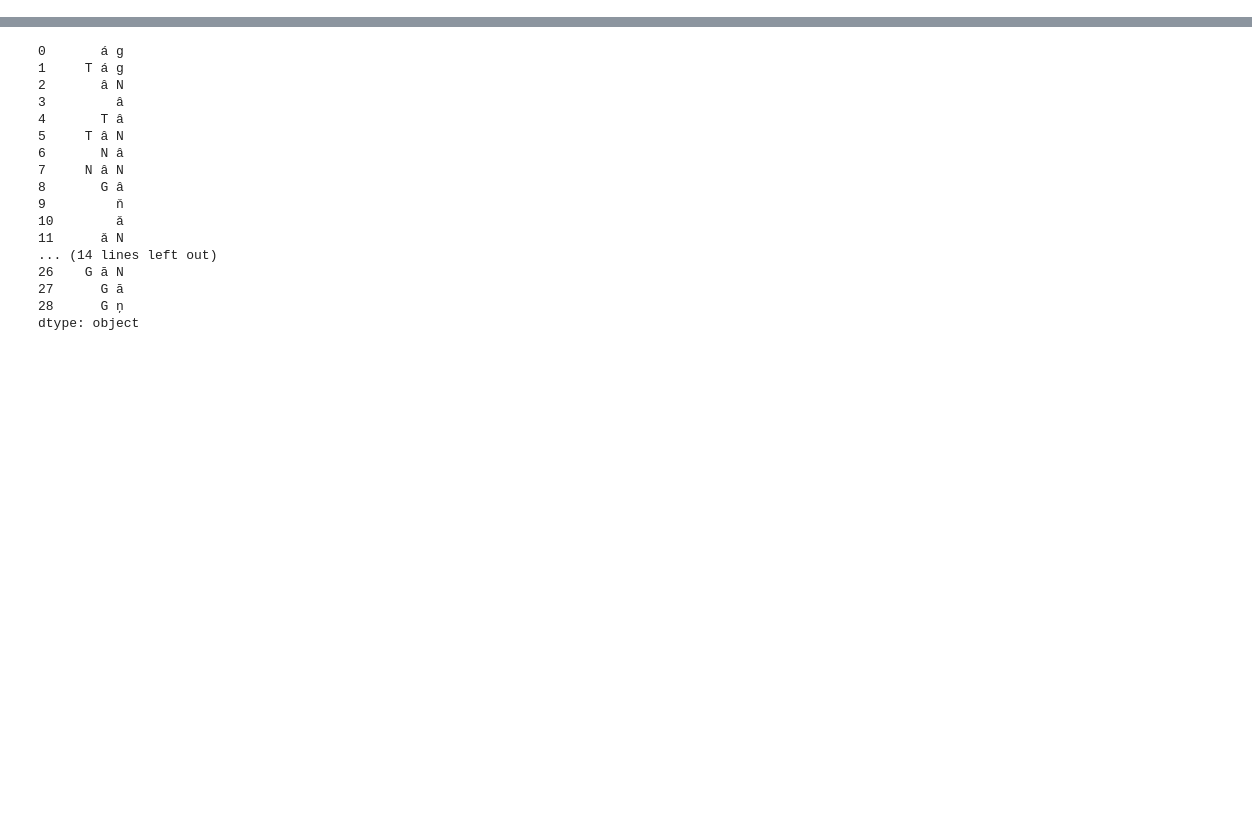
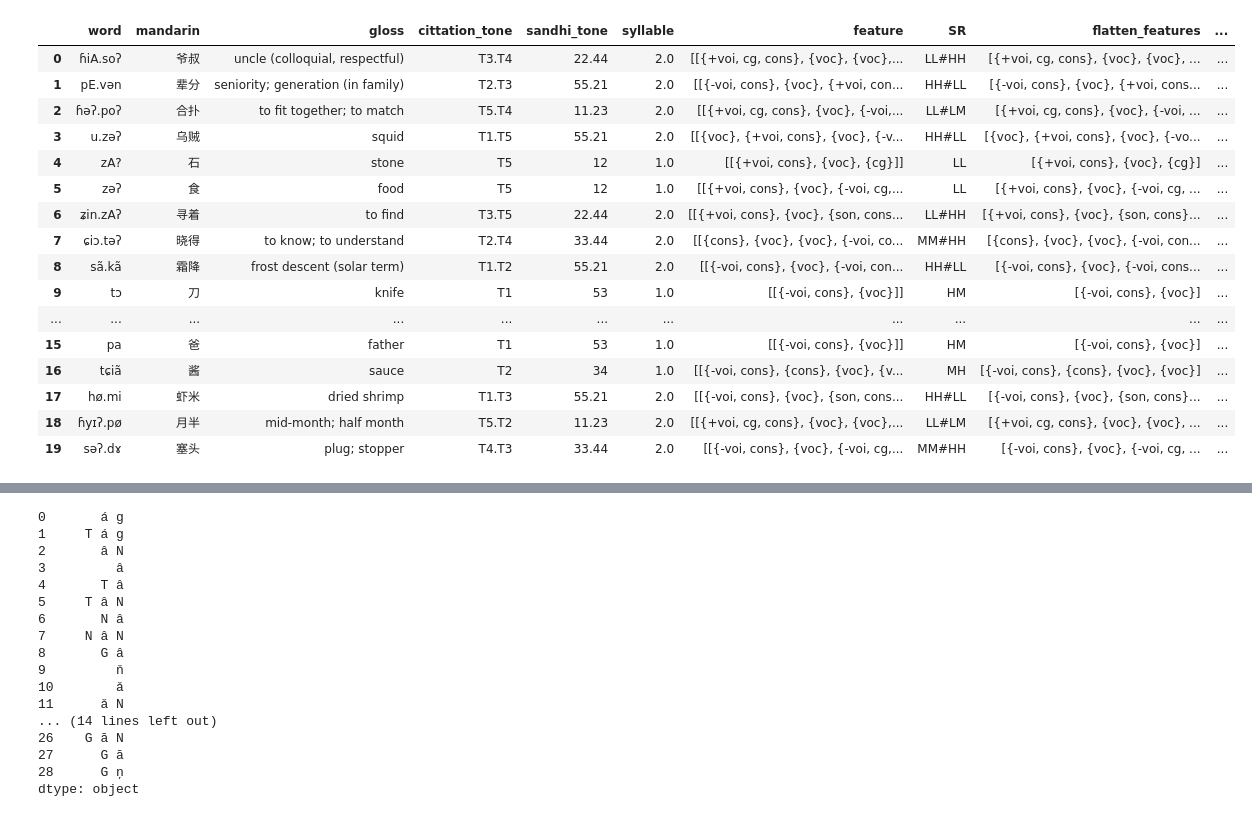
Before and after one commit to lihan829/Shanghai-Tonotactics-Learning, a Jupyter notebook: data.ipynb, the cells around one changed output, grey strips where cells are left out. Cells and saved outputs as stored; diff of their text form; code cells hidden in the pictures; blank space fills up the shorter version.

```diff
--- a/data.ipynb
+++ b/data.ipynb
@@ -117,3 +134,51 @@ shanghai
+# %%
+def replace_voc_with_tones(row):
+    features = row["feature"]
+    tones = row["SR"]
+
+    # Split tone string by '#' to get tone sequences
+    tone_segments = tones.split('#')
+
+    new_features = []
+    tone_index = 0
+
+    for f in features:
+        if 'voc' in f:
+            # Replace 'voc' cell with corresponding tone segment
+            if tone_index < len(tone_segments):
+                new_features.append([tone_segments[tone_index]])
+                tone_index += 1
+            else:
+                # In case of mismatch, just keep 'voc' to avoid crash
+                new_features.append(['voc'])
+        else:
+            new_features.append(f)
+
+    return new_features
+
+
+# Apply to each row
+shanghai["features_replaced"] = shanghai.apply(replace_voc_with_tones, axis=1)
+
+shanghai
+# %% [output]
+|  | word | mandarin | gloss | cittation_tone | sandhi_tone | syllable | feature | SR | flatten_features | ... |
+| 0 | ɦiA.soʔ | 爷叔 | uncle (colloquial, respectful) | T3.T4 | 22.44 | 2.0 | [[{+voi, cg, cons}, {voc}, {voc},... | LL#HH | [{+voi, cg, cons}, {voc}, {voc}, ... | ... |
+| 1 | pE.vən | 辈分 | seniority; generation (in family) | T2.T3 | 55.21 | 2.0 | [[{-voi, cons}, {voc}, {+voi, con... | HH#LL | [{-voi, cons}, {voc}, {+voi, cons... | ... |
+| 2 | ɦəʔ.poʔ | 合扑 | to fit together; to match | T5.T4 | 11.23 | 2.0 | [[{+voi, cg, cons}, {voc}, {-voi,... | LL#LM | [{+voi, cg, cons}, {voc}, {-voi, ... | ... |
+| 3 | u.zəʔ | 乌贼 | squid | T1.T5 | 55.21 | 2.0 | [[{voc}, {+voi, cons}, {voc}, {-v... | HH#LL | [{voc}, {+voi, cons}, {voc}, {-vo... | ... |
+| 4 | zA? | 石 | stone | T5 | 12 | 1.0 | [[{+voi, cons}, {voc}, {cg}]] | LL | [{+voi, cons}, {voc}, {cg}] | ... |
+| 5 | zəʔ | 食 | food | T5 | 12 | 1.0 | [[{+voi, cons}, {voc}, {-voi, cg,... | LL | [{+voi, cons}, {voc}, {-voi, cg, ... | ... |
+| 6 | ʑin.zAʔ | 寻着 | to find | T3.T5 | 22.44 | 2.0 | [[{+voi, cons}, {voc}, {son, cons... | LL#HH | [{+voi, cons}, {voc}, {son, cons}... | ... |
+| 7 | ɕiɔ.təʔ | 晓得 | to know; to understand | T2.T4 | 33.44 | 2.0 | [[{cons}, {voc}, {voc}, {-voi, co... | MM#HH | [{cons}, {voc}, {voc}, {-voi, con... | ... |
+| 8 | sã.kã | 霜降 | frost descent (solar term) | T1.T2 | 55.21 | 2.0 | [[{-voi, cons}, {voc}, {-voi, con... | HH#LL | [{-voi, cons}, {voc}, {-voi, cons... | ... |
+| 9 | tɔ | 刀 | knife | T1 | 53 | 1.0 | [[{-voi, cons}, {voc}]] | HM | [{-voi, cons}, {voc}] | ... |
+| ... | ... | ... | ... | ... | ... | ... | ... | ... | ... | ... |
+| 15 | pa | 爸 | father | T1 | 53 | 1.0 | [[{-voi, cons}, {voc}]] | HM | [{-voi, cons}, {voc}] | ... |
+| 16 | tɕiã | 酱 | sauce | T2 | 34 | 1.0 | [[{-voi, cons}, {cons}, {voc}, {v... | MH | [{-voi, cons}, {cons}, {voc}, {voc}] | ... |
+| 17 | hø.mi | 虾米 | dried shrimp | T1.T3 | 55.21 | 2.0 | [[{-voi, cons}, {voc}, {son, cons... | HH#LL | [{-voi, cons}, {voc}, {son, cons}... | ... |
+| 18 | ɦyɪʔ.pø | 月半 | mid-month; half month | T5.T2 | 11.23 | 2.0 | [[{+voi, cg, cons}, {voc}, {voc},... | LL#LM | [{+voi, cg, cons}, {voc}, {voc}, ... | ... |
+| 19 | səʔ.dɤ | 塞头 | plug; stopper | T4.T3 | 33.44 | 2.0 | [[{-voi, cons}, {voc}, {-voi, cg,... | MM#HH | [{-voi, cons}, {voc}, {-voi, cg, ... | ... |
 # %%
 # === Embed tone in vowel ===
 def embed_tone_in_vowel(tone, syl):
```
Also changed, not shown: parts of 3 cells of this notebook.
